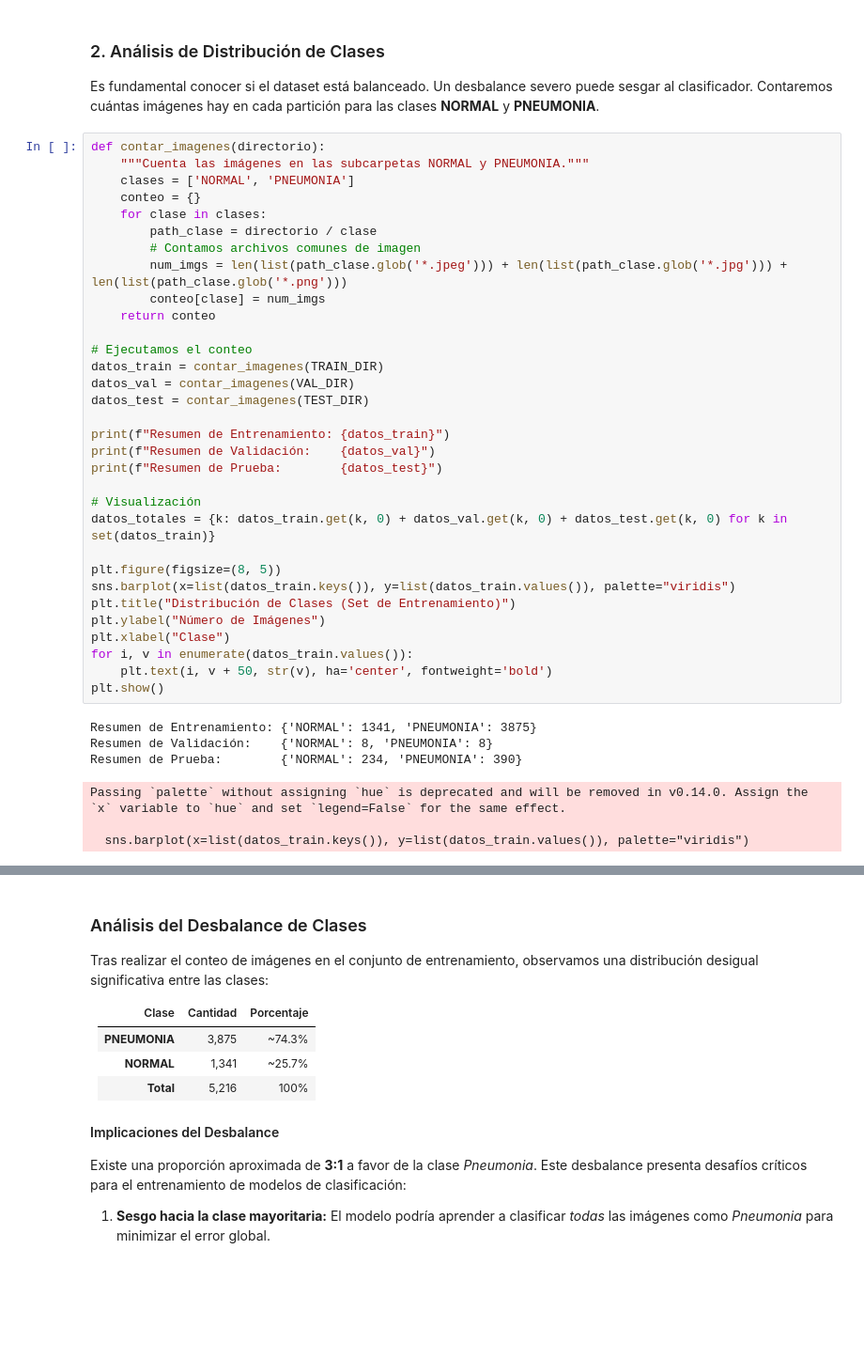
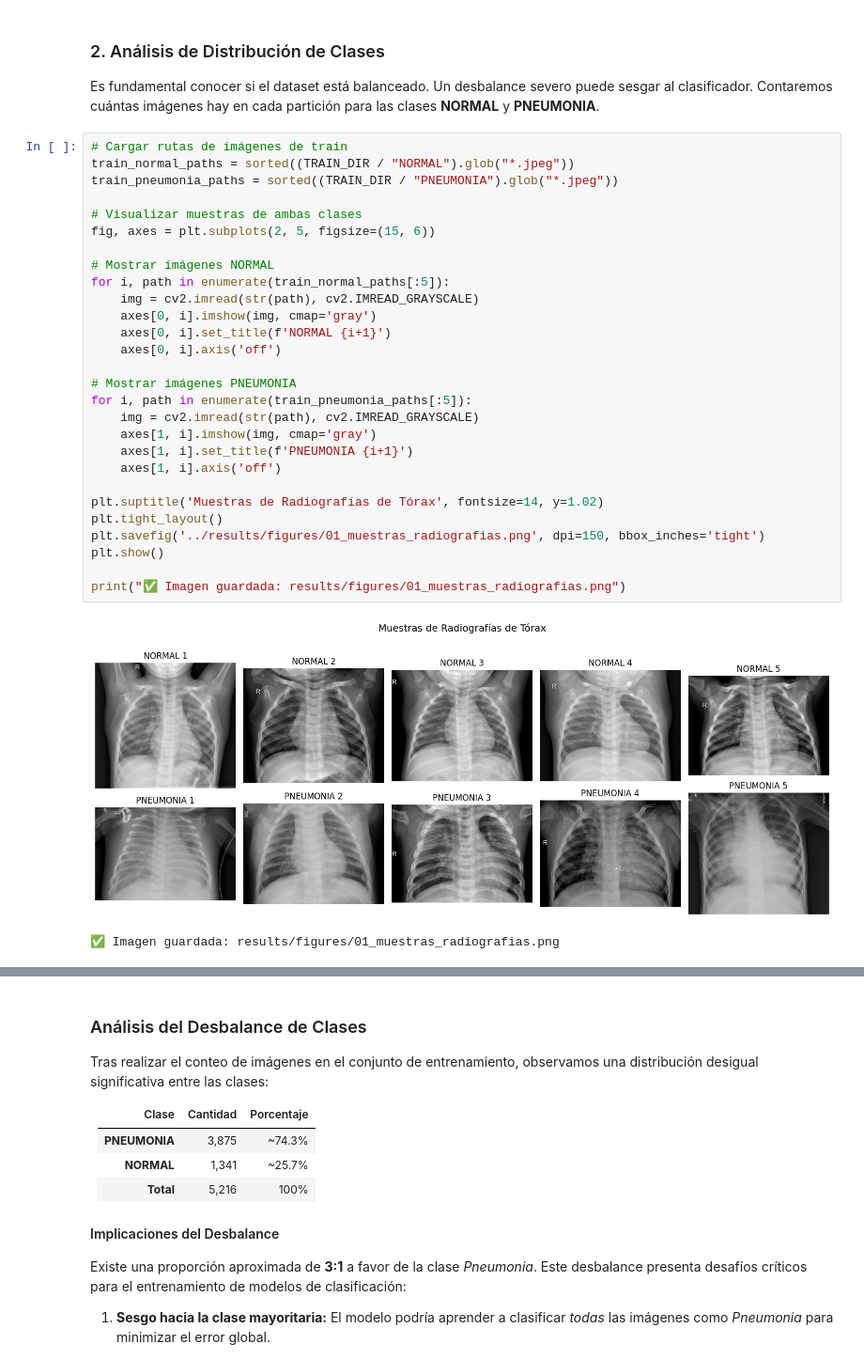
Before and after one commit to JuanPabloAI/clasificacion-neumonia-vision, a Jupyter notebook: notebooks/01_exploracion_y_preprocesamiento.ipynb, the cells around one changed output, grey strips where cells are left out. Shown at 94% size. Saved outputs shown, nothing was run; the diff lists cells and outputs as text; blank space fills up the shorter version.

```diff
--- a/notebooks/01_exploracion_y_preprocesamiento.ipynb
+++ b/notebooks/01_exploracion_y_preprocesamiento.ipynb
@@ -44,41 +72,33 @@ Buscando datos en: D:\Inteligencia Artificial\Semestre II\Vision por computador\
 Es fundamental conocer si el dataset está balanceado. Un desbalance severo puede sesgar al clasificador.
 Contaremos cuántas imágenes hay en cada partición para las clases **NORMAL** y **PNEUMONIA**.
 # %%
-def contar_imagenes(directorio):
-    """Cuenta las imágenes en las subcarpetas NORMAL y PNEUMONIA."""
-    clases = ['NORMAL', 'PNEUMONIA']
-    conteo = {}
-    for clase in clases:
-        path_clase = directorio / clase
-        # Contamos archivos comunes de imagen
-        num_imgs = len(list(path_clase.glob('*.jpeg'))) + len(list(path_clase.glob('*.jpg'))) + len(list(path_clase.glob('*.png')))
-        conteo[clase] = num_imgs
-    return conteo
+# Cargar rutas de imágenes de train
+train_normal_paths = sorted((TRAIN_DIR / "NORMAL").glob("*.jpeg"))
+train_pneumonia_paths = sorted((TRAIN_DIR / "PNEUMONIA").glob("*.jpeg"))
 
-# Ejecutamos el conteo
-datos_train = contar_imagenes(TRAIN_DIR)
-datos_val = contar_imagenes(VAL_DIR)
-datos_test = contar_imagenes(TEST_DIR)
+# Visualizar muestras de ambas clases
+fig, axes = plt.subplots(2, 5, figsize=(15, 6))
 
-print(f"Resumen de Entrenamiento: {datos_train}")
-print(f"Resumen de Validación:    {datos_val}")
-print(f"Resumen de Prueba:        {datos_test}")
+# Mostrar imágenes NORMAL
+for i, path in enumerate(train_normal_paths[:5]):
+    img = cv2.imread(str(path), cv2.IMREAD_GRAYSCALE)
+    axes[0, i].imshow(img, cmap='gray')
+    axes[0, i].set_title(f'NORMAL {i+1}')
+    axes[0, i].axis('off')
 
-# Visualización
-datos_totales = {k: datos_train.get(k, 0) + datos_val.get(k, 0) + datos_test.get(k, 0) for k in set(datos_train)}
+# Mostrar imágenes PNEUMONIA
+for i, path in enumerate(train_pneumonia_paths[:5]):
+    img = cv2.imread(str(path), cv2.IMREAD_GRAYSCALE)
+    axes[1, i].imshow(img, cmap='gray')
+    axes[1, i].set_title(f'PNEUMONIA {i+1}')
+    axes[1, i].axis('off')
 
-plt.figure(figsize=(8, 5))
-sns.barplot(x=list(datos_train.keys()), y=list(datos_train.values()), palette="viridis")
-plt.title("Distribución de Clases (Set de Entrenamiento)")
-plt.ylabel("Número de Imágenes")
-plt.xlabel("Clase")
-for i, v in enumerate(datos_train.values()):
-    plt.text(i, v + 50, str(v), ha='center', fontweight='bold')
+plt.suptitle('Muestras de Radiografías de Tórax', fontsize=14, y=1.02)
+plt.tight_layout()
+plt.savefig('../results/figures/01_muestras_radiografias.png', dpi=150, bbox_inches='tight')
 plt.show()
+
+print("✅ Imagen guardada: results/figures/01_muestras_radiografias.png")
 # %% [output]
+[figure, new version]
-Resumen de Entrenamiento: {'NORMAL': 1341, 'PNEUMONIA': 3875}
-Resumen de Validación:    {'NORMAL': 8, 'PNEUMONIA': 8}
-Resumen de Prueba:        {'NORMAL': 234, 'PNEUMONIA': 390}
+✅ Imagen guardada: results/figures/01_muestras_radiografias.png
-Passing `palette` without assigning `hue` is deprecated and will be removed in v0.14.0. Assign the `x` variable to `hue` and set `legend=False` for the same effect.
-
-  sns.barplot(x=list(datos_train.keys()), y=list(datos_train.values()), palette="viridis")
```
Also changed, not shown: parts of 6 cells of this notebook, 38 other files.
